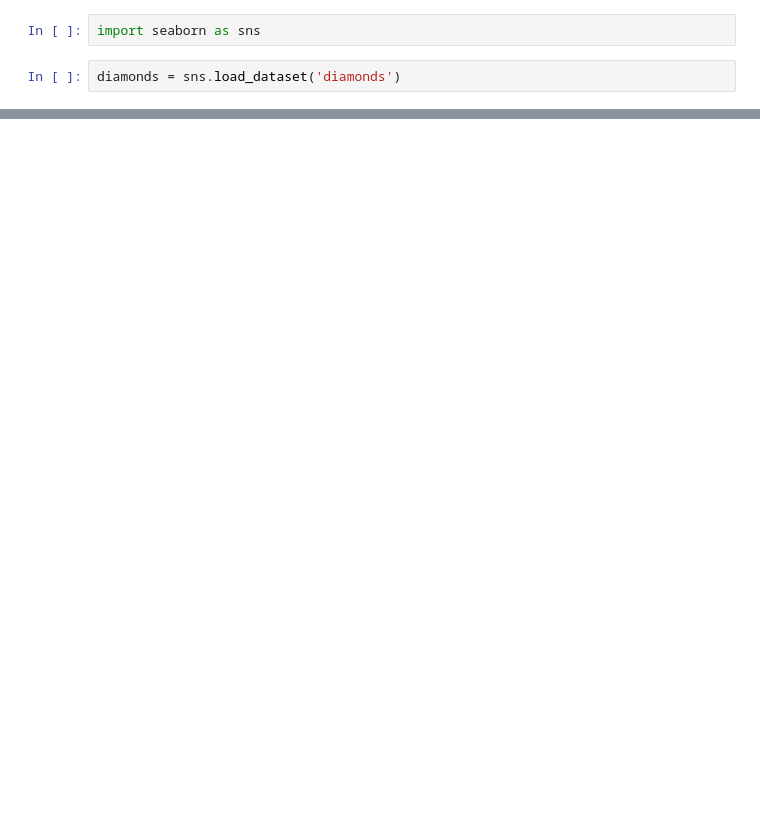
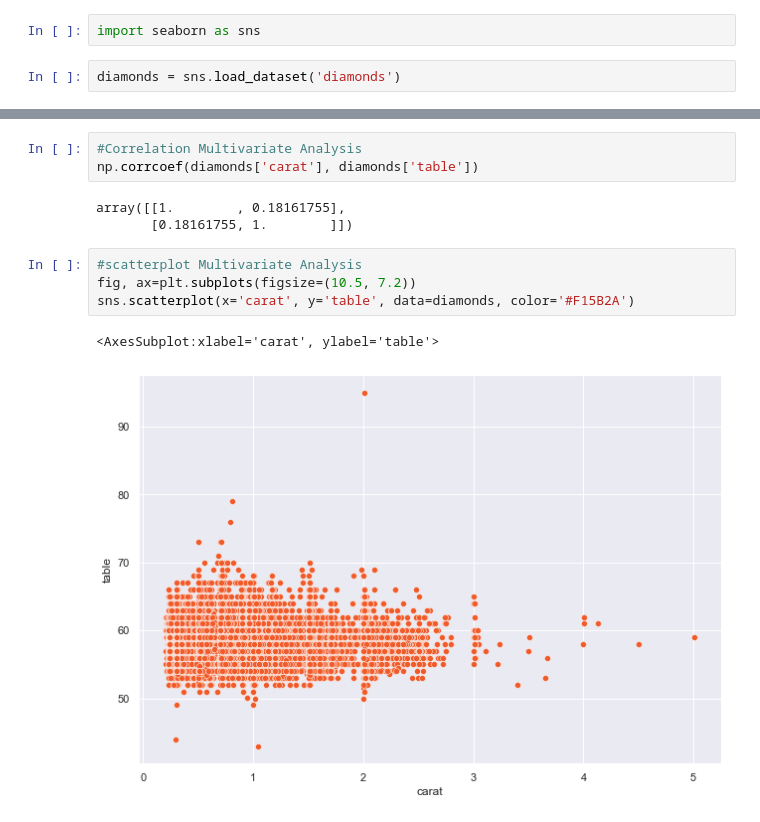
Before and after one commit to KDIET1/Data-Science-Projects, a Jupyter notebook: myJupyterNotebooks/Exploratory Data Analysis With Python.ipynb, the cells around one changed output, grey strips where cells are left out. Drawn from its saved outputs; the diff is of its cells as text; blank space fills up the shorter version.

Commit message:
Updated Exploratory Data Analysis with Python

```diff
--- a/myJupyterNotebooks/Exploratory Data Analysis With Python.ipynb
+++ b/myJupyterNotebooks/Exploratory Data Analysis With Python.ipynb
@@ -21,0 +84,13 @@ plt.plot(len(data) -1, data[-1])
+# %%
+#Correlation Multivariate Analysis
+np.corrcoef(diamonds['carat'], diamonds['table'])
+# %% [output]
+array([[1.        , 0.18161755],
+       [0.18161755, 1.        ]])
+# %%
+#scatterplot Multivariate Analysis
+fig, ax=plt.subplots(figsize=(10.5, 7.2))
+sns.scatterplot(x='carat', y='table', data=diamonds, color='#F15B2A')
+# %% [output]
+<AxesSubplot:xlabel='carat', ylabel='table'>
+[figure, added]
```
Also changed, not shown: parts of 12 cells of this notebook.
